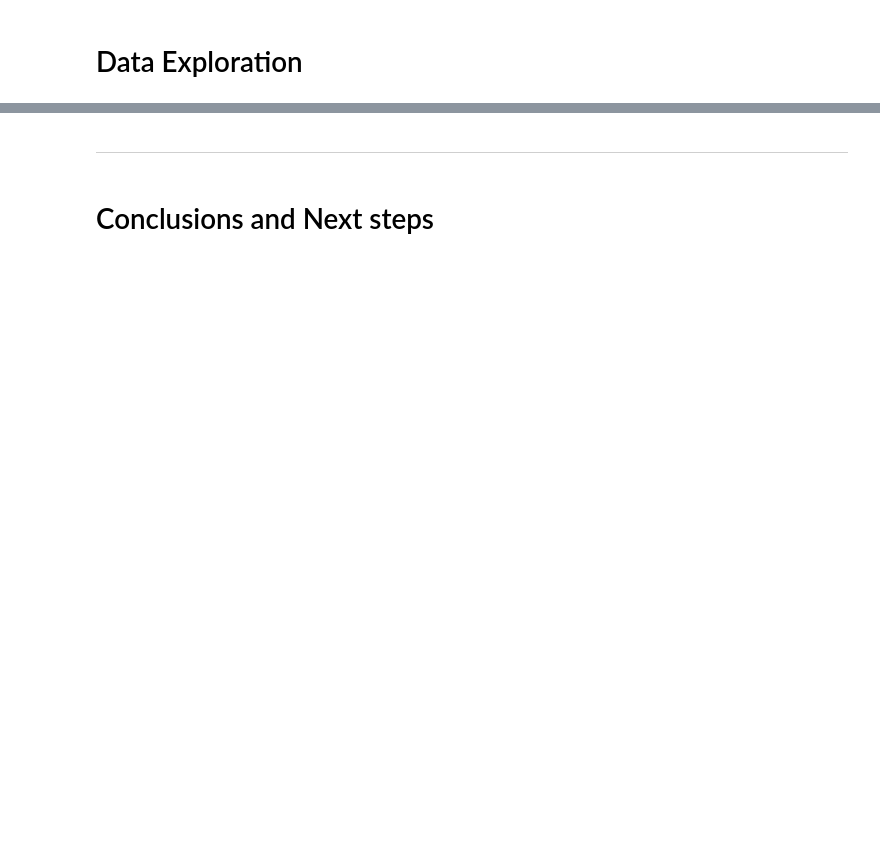
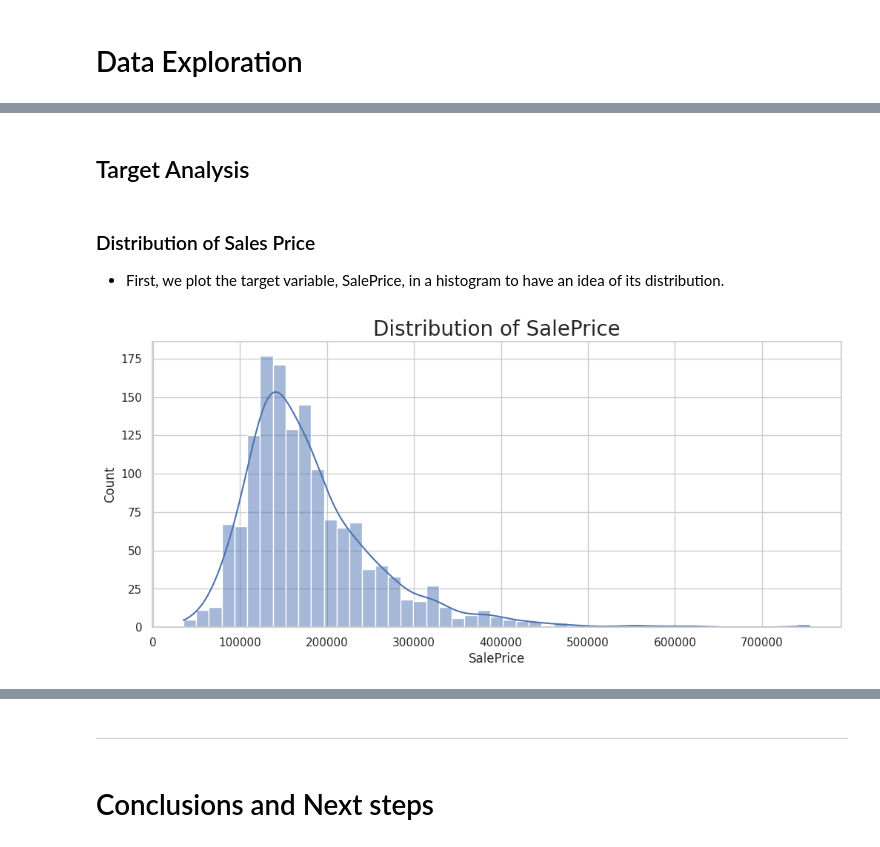
Before and after one commit to LewisClements21/house-pricing, a Jupyter notebook: jupyter_notebooks/03 - CorrelationStudy.ipynb, the cells around one changed output, grey strips where cells are left out. Saved outputs shown, nothing was run; the diff lists cells and outputs as text; code cells hidden in the pictures; blank space fills up the shorter version.

```diff
--- a/jupyter_notebooks/03 - CorrelationStudy.ipynb
+++ b/jupyter_notebooks/03 - CorrelationStudy.ipynb
@@ -173,0 +333,25 @@ fig.show(renderer='jupyterlab')
+# %% [markdown]
+## Target Analysis
+# %% [markdown]
+### Distribution of Sales Price
+
+* First, we plot the target variable, SalePrice, in a histogram to have an idea of its distribution.
+# %%
+sns.set_style('whitegrid')
+target_var = 'SalePrice'
+time = ['YearBuilt', 'YearRemodAdd']
+
+def plot_target_hist(df, target_var):
+  """
+  Function to plot a histogram of the target and
+  save the figure to folder.
+  """
+  plt.figure(figsize=(12, 5))
+  sns.histplot(data=df, x=target_var, kde=True)
+  plt.title(f"Distribution of {target_var}", fontsize=20)
+  plt.savefig(f'docs/plots/hist_plot_{target_var}.png', bbox_inches='tight')
+  plt.show()
+
+plot_target_hist(df, target_var)
+# %% [output]
+[figure, added]
```
Also changed, not shown: parts of 62 cells of this notebook, 17 other files.
